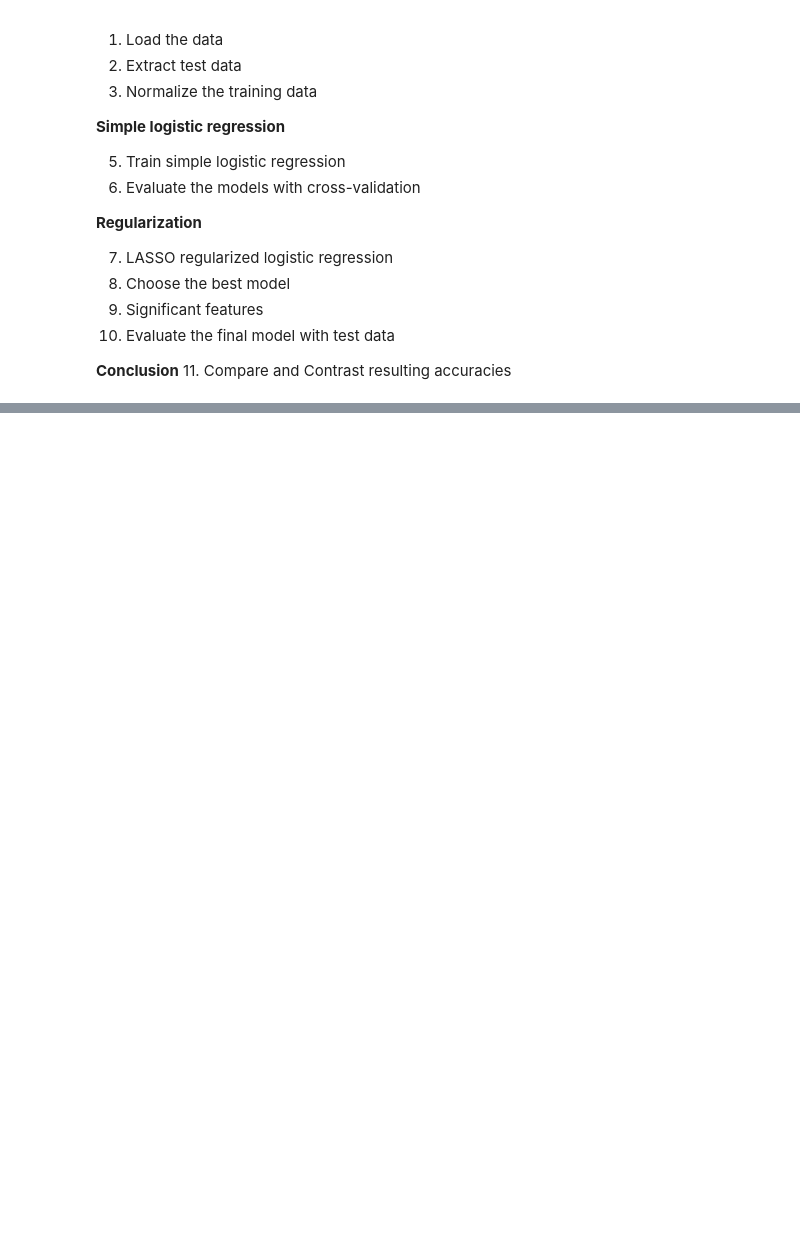
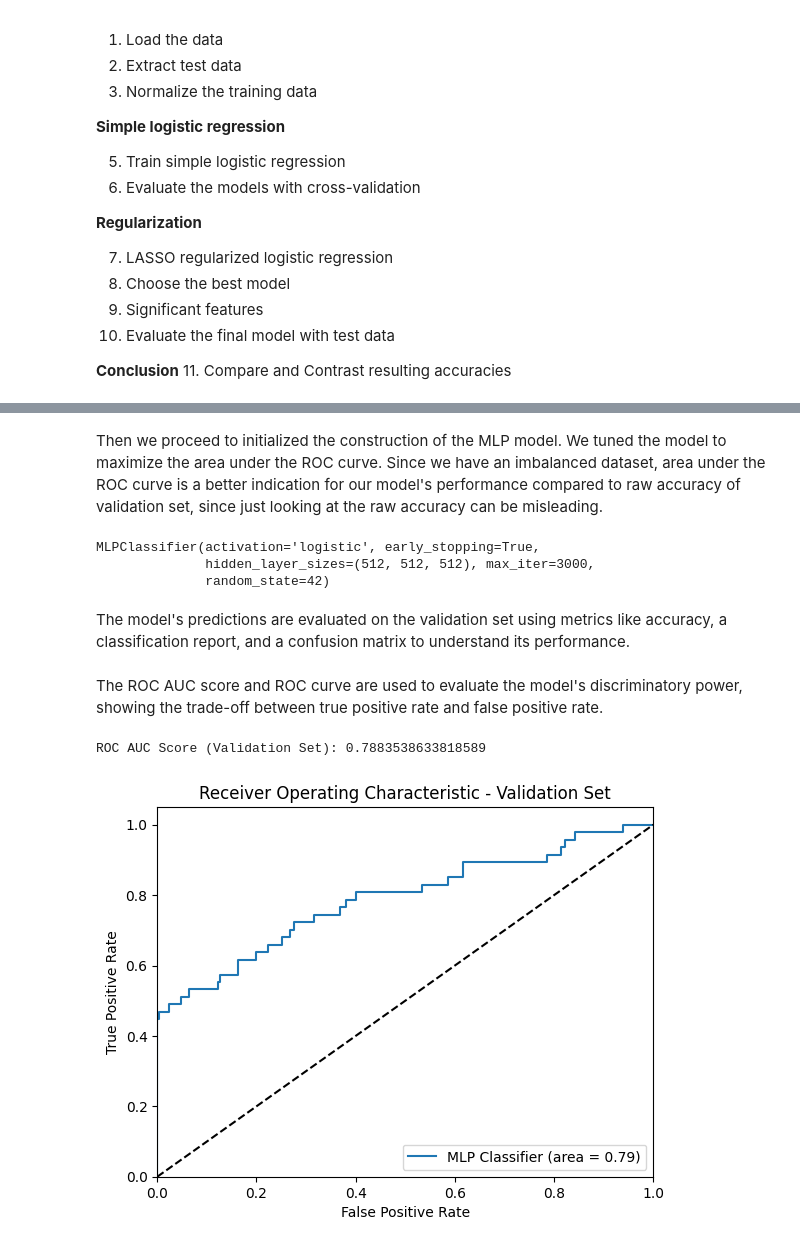
Before and after one commit to michyli/AttritionPredictionModel, a Jupyter notebook: main.ipynb, the cells around one changed output, grey strips where cells are left out. Drawn from its saved outputs; the diff is of its cells as text; code cells hidden in the pictures; blank space fills up the shorter version.

```diff
--- a/main.ipynb
+++ b/main.ipynb
@@ -80,0 +118,7 @@ Note that the data isn't normalized when parsing. We leave normalization of data
+# %%
+scaler = StandardScaler()
+numerical_cols = X.select_dtypes(include=['int64', 'float64']).columns.tolist()
+X_train_val[numerical_cols] = scaler.fit_transform(X_train_val[numerical_cols])
+X_test[numerical_cols] = scaler.fit_transform(X_test[numerical_cols])
+X_train[numerical_cols] = scaler.fit_transform(X_train[numerical_cols])
+X_val[numerical_cols] = scaler.fit_transform(X_val[numerical_cols])
@@ -80,0 +127,51 @@ Note that the data isn't normalized when parsing. We leave normalization of data
+# %%
+smote = SMOTE(random_state=42)
+X_train_resampled, y_train_resampled = smote.fit_resample(X_train, y_train)
+# %% [markdown]
+Then we proceed to initialized the construction of the MLP model. We tuned the model to maximize the area under the ROC curve. Since we have an imbalanced dataset, area under the ROC curve is a better indication for our model's performance compared to raw accuracy of validation set, since just looking at the raw accuracy can be misleading.
+# %%
+mlp = MLPClassifier(
+    hidden_layer_sizes=(512, 512, 512),
+    activation='logistic',
+    solver='adam',
+    max_iter=3000,
+    random_state=42,
+    early_stopping=True
+)
+
+# Train the model on the resampled training data
+mlp.fit(X_train_resampled, y_train_resampled)
+# %% [output]
+MLPClassifier(activation='logistic', early_stopping=True,
+              hidden_layer_sizes=(512, 512, 512), max_iter=3000,
+              random_state=42)
+# %% [markdown]
+The model's predictions are evaluated on the validation set using metrics like accuracy, a classification report, and a confusion matrix to understand its performance.
+# %%
+# Predict probabilities on the validation set
+y_val_pred_proba = mlp.predict_proba(X_val)[:, 1]
+
+# Predict classes on the validation set
+y_val_pred = mlp.predict(X_val)
+# %% [markdown]
+The ROC AUC score and ROC curve are used to evaluate the model's discriminatory power, showing the trade-off between true positive rate and false positive rate.
+# %%
+# ROC AUC Score
+roc_auc = roc_auc_score(y_val, y_val_pred_proba)
+print("ROC AUC Score (Validation Set):", roc_auc)
+
+# Plot ROC Curve
+fpr, tpr, thresholds = roc_curve(y_val, y_val_pred_proba)
+plt.figure()
+plt.plot(fpr, tpr, label='MLP Classifier (area = %0.2f)' % roc_auc)
+plt.plot([0, 1], [0, 1], 'k--')  # Random guessing
+plt.xlim([0.0, 1.0])
+plt.ylim([0.0, 1.05])
+plt.xlabel('False Positive Rate')
+plt.ylabel('True Positive Rate')
+plt.title('Receiver Operating Characteristic - Validation Set')
+plt.legend(loc="lower right")
+plt.show()
+# %% [output]
+ROC AUC Score (Validation Set): 0.7883538633818589
+[figure, added]
```
Also changed, not shown: parts of 11 cells of this notebook.
